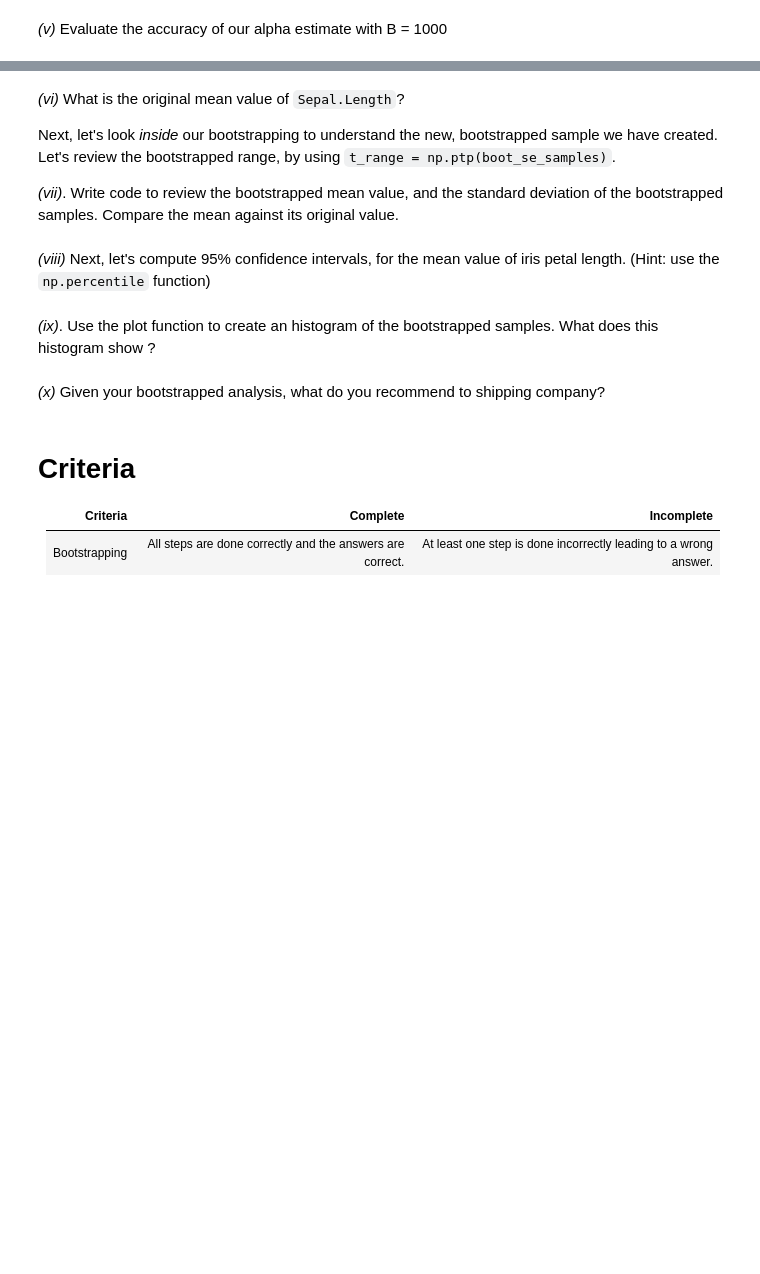
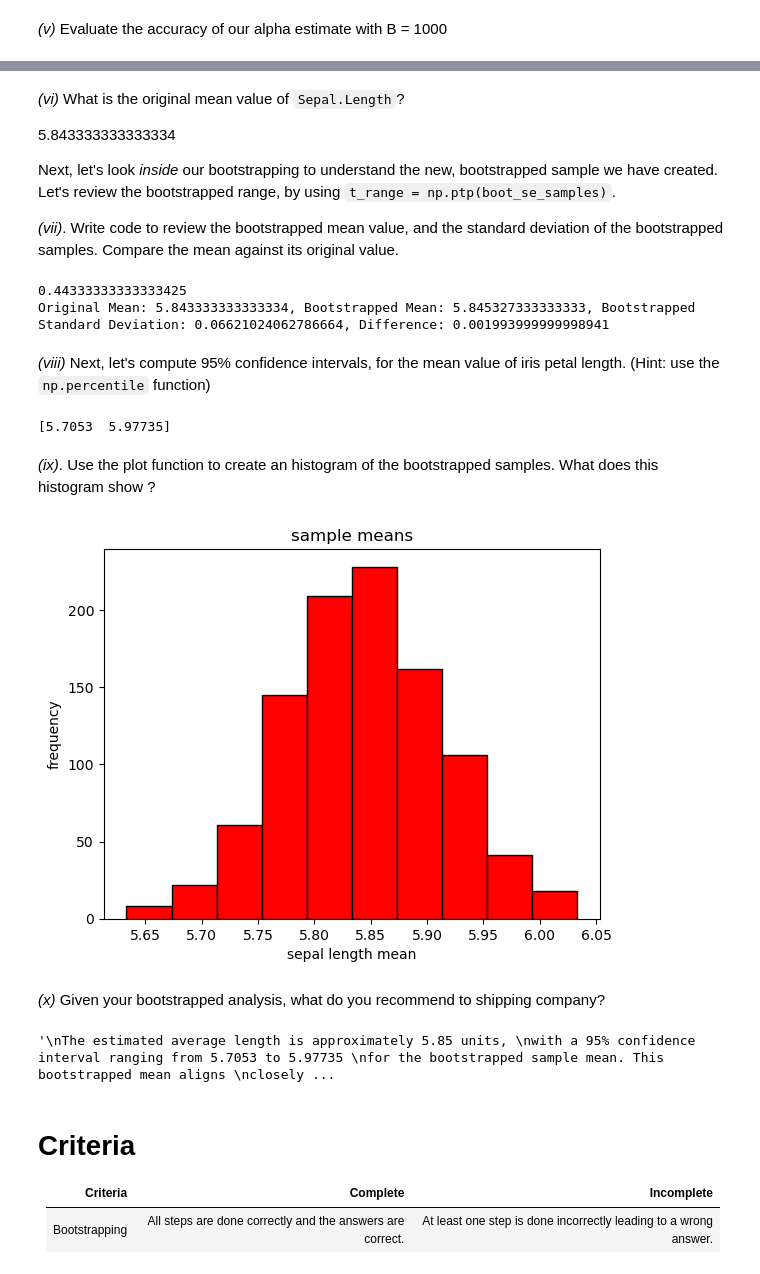
Before and after one commit to UofT-DSI/applying_statistical_concepts, a Jupyter notebook: 02_assignments/assignment_3.ipynb, the cells around one changed output, grey strips where cells are left out. Drawn from its saved outputs; the diff is of its cells as text; code cells hidden in the pictures; blank space fills up the shorter version.

```diff
--- a/02_assignments/assignment_3.ipynb
+++ b/02_assignments/assignment_3.ipynb
@@ -30,7 +78,7 @@ alpha_func(df, range(100))
 # %% [markdown]
 _(ii)_ Construct a new bootstrap data set and recompute alpha
 # %%
-rng = np.random.default_rng(0)
+rng = np.random.default_rng()
 alpha_func(df,
            rng.choice(100,
                       100,
@@ -43,6 +111,19 @@ _(iii)_ Why is it (perhaps) not sufficient to simply calculate the mean of `Sepa
 _(iv)_ We can perform bootstrapping in Python by defining a simple function using `boot_SE()` for computing the bootstrap standard error. Remember, because bootstrapping involves randomness, we must first set a seed for reproducibility!
 # %%
-# Add your code here to set the seed
+np.random.seed(3)
+def boot_SE(data, column, B):
+    rng = np.random.default_rng()
+    n = len(data)
+    means_list = []
+    for i in range(B):
+        indices = rng.choice(n, size=n, replace=True)
+        length_list =[]
+        for j in indices:
+            length_list.append(data.loc[j,column])
+        length_mean = np.mean(length_list)
+        means_list.append(length_mean)
+    # means_total = np.mean(means_list)
+    return means_list
 # %% [markdown]
 _(v)_ Evaluate the accuracy of our alpha estimate with B = 1000
 # %%
@@ -50,41 +137,67 @@ _(v)_ Evaluate the accuracy of our alpha estimate with B = 1000
 # %% [markdown]
 _(vi)_ What is the original mean value of `Sepal.Length`?
+
+5.843333333333334
 
 Next, let's look _inside_ our bootstrapping to understand the new, bootstrapped sample we have created. Let's review the bootstrapped range, by using `t_range = np.ptp(boot_se_samples)`.
 
 _(vii)_. Write code to review the bootstrapped mean value, and the standard deviation of the bootstrapped samples. Compare the mean against its original value.
 # %%
-# Add your code here
+boot_se_samples = boot_SE(df, 'Sepal.Length', 1000)
+t_range = np.ptp(boot_se_samples)
+print(t_range)
+bootstrapped_mean = np.mean(boot_se_samples)
+bootstrapped_std = np.std(boot_se_samples)
+mean_difference = bootstrapped_mean - mean_sepal_length
+
+print(f"Original Mean: {mean_sepal_length}, Bootstrapped Mean: {bootstrapped_mean}, Bootstrapped Standard Deviation: {bootstrapped_std}, Difference: {mean_difference}")
+# %% [output]
+0.44333333333333425
+Original Mean: 5.843333333333334, Bootstrapped Mean: 5.845327333333333, Bootstrapped Standard Deviation: 0.06621024062786664, Difference: 0.001993999999998941
 # %% [markdown]
 _(viii)_ Next, let's compute 95% confidence intervals, for the mean value of iris petal length. (Hint: use the `np.percentile` function)
 # %%
-# Add your code here
+confidence_interval = np.percentile(boot_se_samples, [2.5, 97.5])
+print(confidence_interval)
+# %% [output]
+[5.7053  5.97735]
 # %% [markdown]
 _(ix)_. Use the plot function to create an histogram of the bootstrapped samples. What does this histogram show ?
 # %%
 #Complete this
 
 # Create a figure and axis
 fig, ax = plt.subplots()
 
 # Create the histogram
-#Add your code here
+ax.hist(boot_se_samples,color='red', edgecolor='black')
 
 # Add a title
-#Add your code here
+ax.set_title('sample means')
 
 # Add a label to the x-axis
-#Add your code here
+ax.set_xlabel('sepal length mean')
 
 # Add a label to the y-axis
-#Add your code here
+ax.set_ylabel('frequency')
 
 # Show the plot
 plt.show()
+# %% [output]
+[figure, added]
 # %% [markdown]
 _(x)_ Given your bootstrapped analysis, what do you recommend to shipping company?
 # %%
-# Write your answer here
+'''
+The estimated average length is approximately 5.85 units,
+with a 95% confidence interval ranging from 5.7053 to 5.97735
+for the bootstrapped sample mean. This bootstrapped mean aligns
+closely with the original mean of 5.84 units, suggesting that
+the distribution of bootstrapped sample means was centered around
+the original value
+'''
+# %% [output]
+'\nThe estimated average length is approximately 5.85 units, \nwith a 95% confidence interval ranging from 5.7053 to 5.97735 \nfor the bootstrapped sample mean. This bootstrapped mean aligns \nclosely ...
 # %% [markdown]
 # Criteria
 
```
Also changed, not shown: parts of 6 cells of this notebook, 9 other files.
